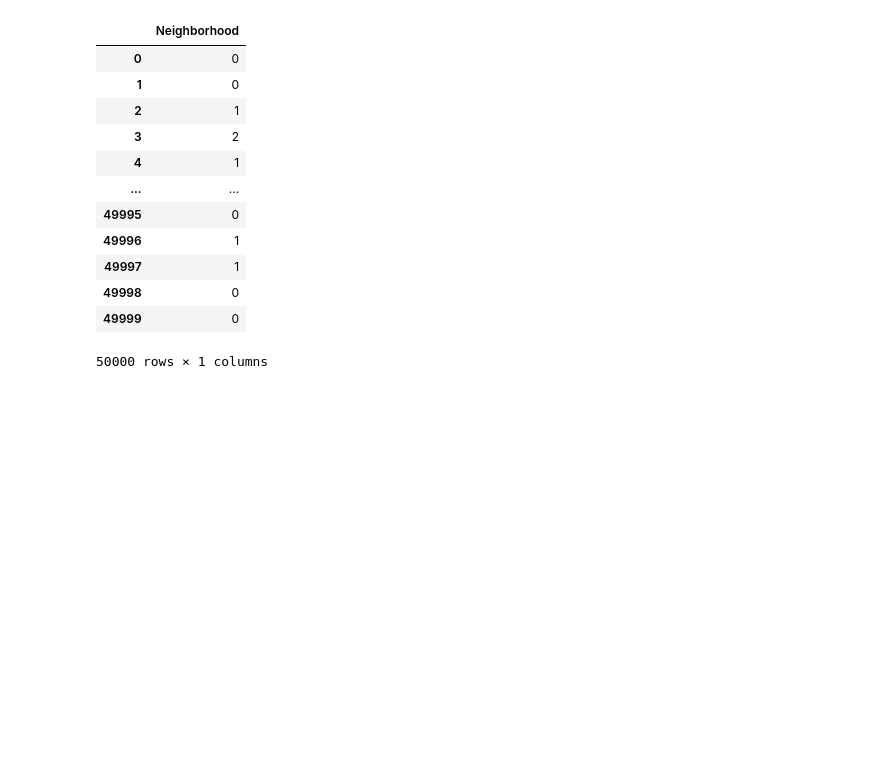
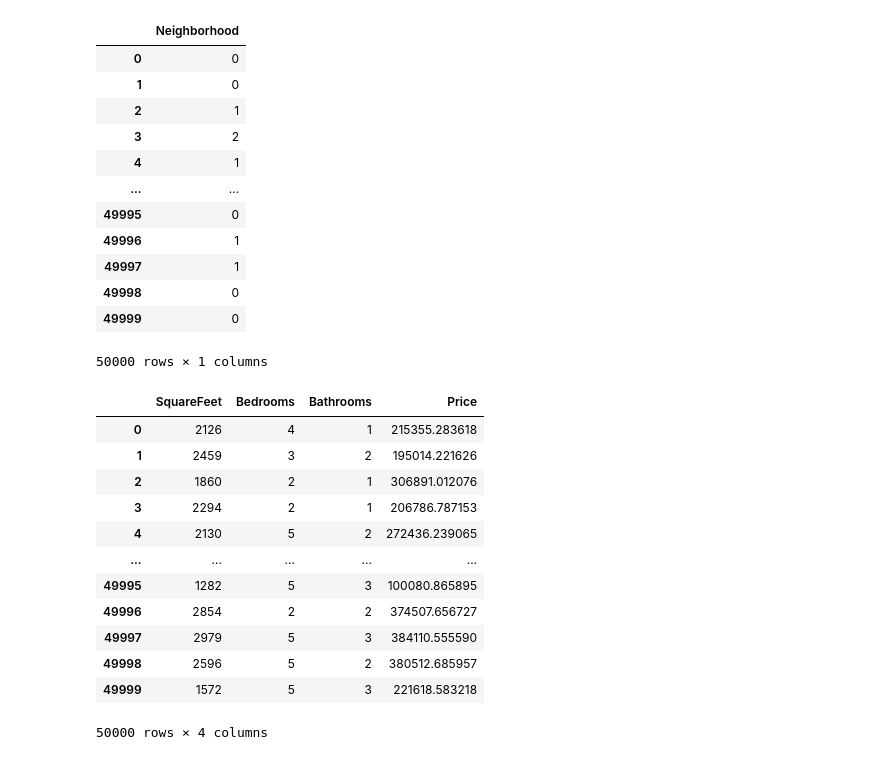
Before and after one commit to ReZA2882/New-folder--3-, a Jupyter notebook: project1.ipynb, the cells around one changed output. Drawn from its saved outputs; the diff is of its cells as text; code cells hidden in the pictures; blank space fills up the shorter version.

```diff
--- a/project1.ipynb
+++ b/project1.ipynb
@@ -140,3 +152,20 @@ data_object
 | 49998 | 0 |
 | 49999 | 0 |
 50000 rows × 1 columns
+# %%
+r=dataset.drop('Neighborhood',axis=1)
+r
+# %% [output]
+|  | SquareFeet | Bedrooms | Bathrooms | Price |
+| 0 | 2126 | 4 | 1 | 215355.283618 |
+| 1 | 2459 | 3 | 2 | 195014.221626 |
+| 2 | 1860 | 2 | 1 | 306891.012076 |
+| 3 | 2294 | 2 | 1 | 206786.787153 |
+| 4 | 2130 | 5 | 2 | 272436.239065 |
+| ... | ... | ... | ... | ... |
+| 49995 | 1282 | 5 | 3 | 100080.865895 |
+| 49996 | 2854 | 2 | 2 | 374507.656727 |
+| 49997 | 2979 | 5 | 3 | 384110.555590 |
+| 49998 | 2596 | 5 | 2 | 380512.685957 |
+| 49999 | 1572 | 5 | 3 | 221618.583218 |
+50000 rows × 4 columns
```
Also changed, not shown: parts of 11 cells of this notebook.
